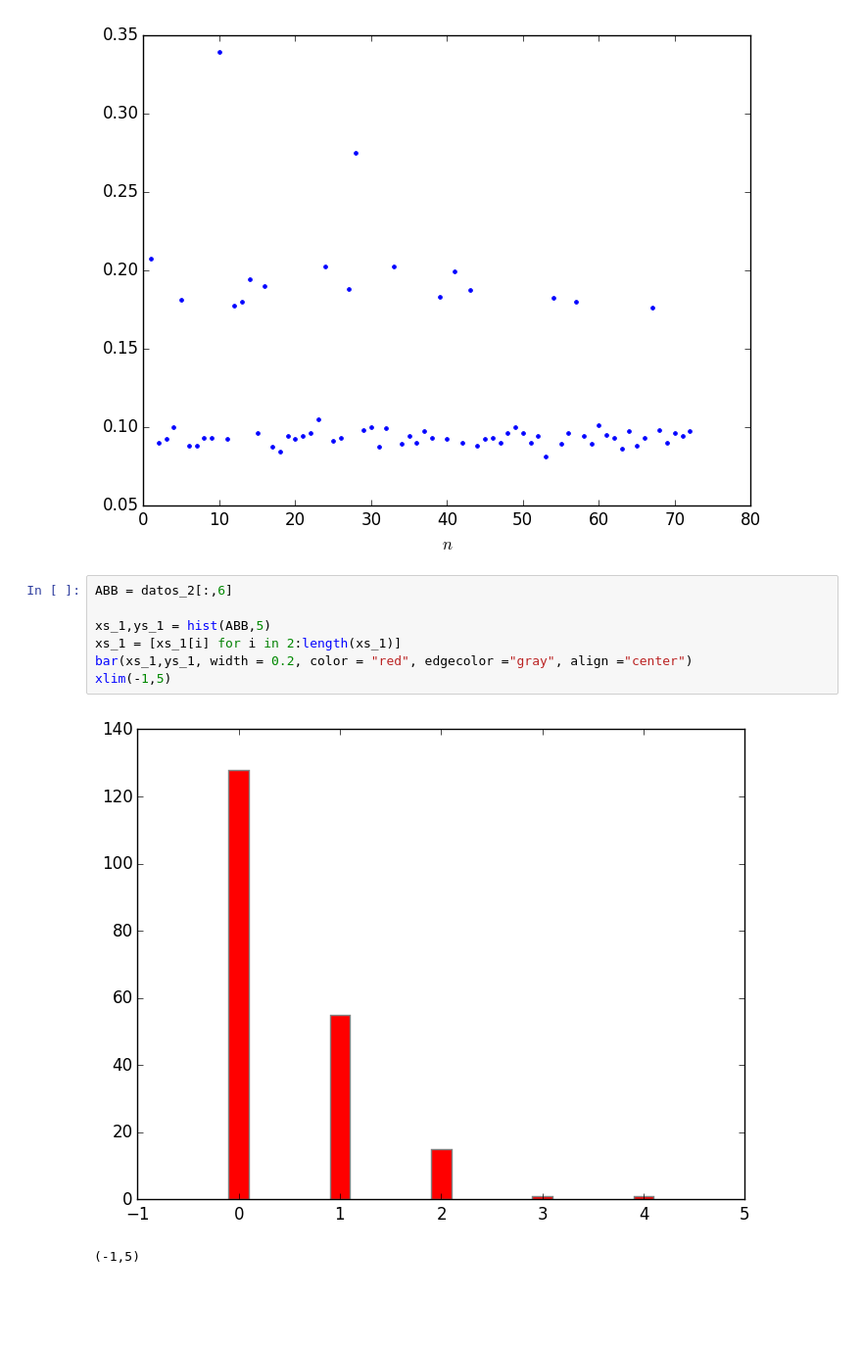
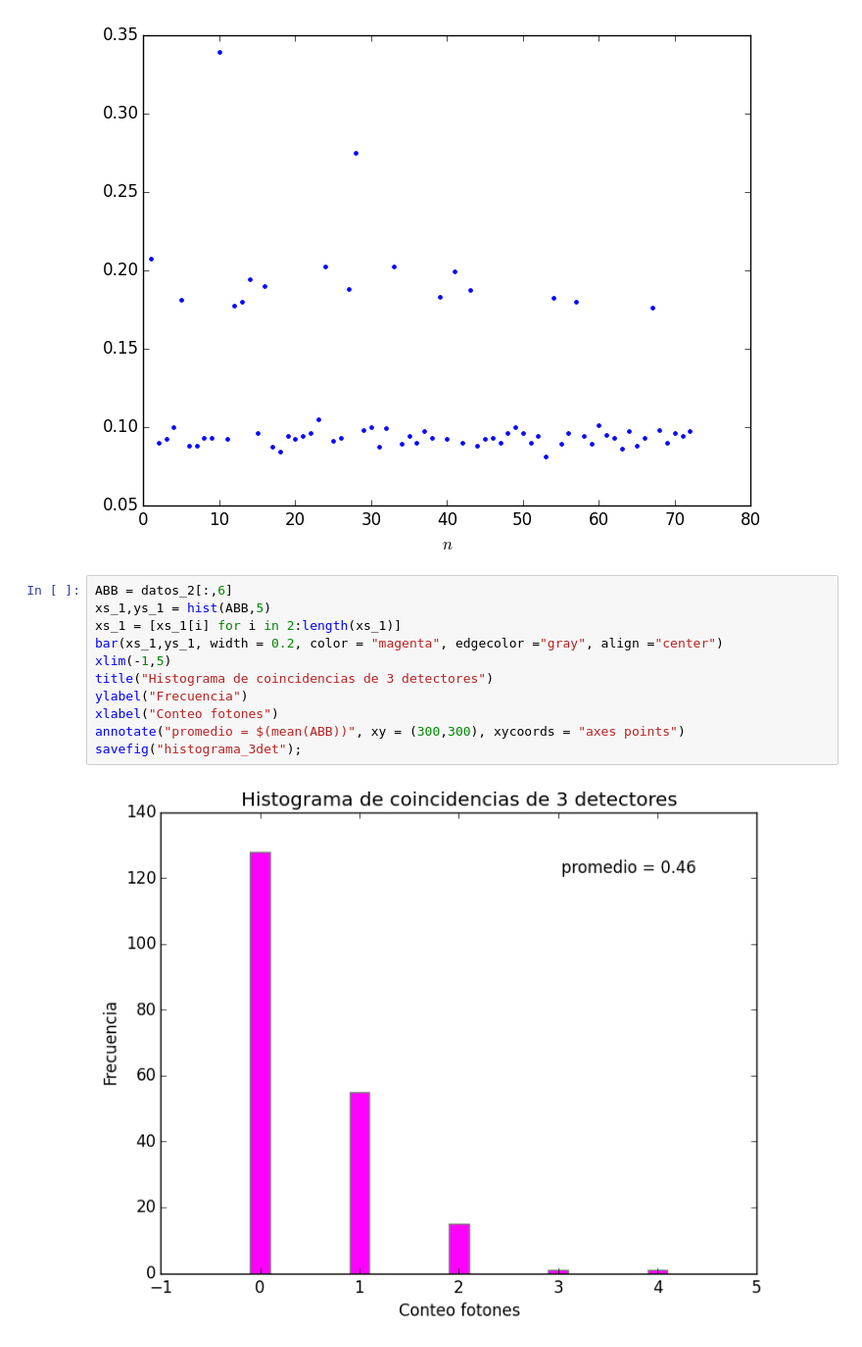
Before and after one commit to LFelipeGomez/LabConII, a Jupyter notebook: conteo_fotones.ipynb, the cells around one changed output. Shown at 98% size. Saved outputs shown, nothing was run; the diff lists cells and outputs as text; blank space fills up the shorter version.

```diff
--- a/conteo_fotones.ipynb
+++ b/conteo_fotones.ipynb
@@ -1102,11 +1124,14 @@ xlabel(L"n");
 [figure]
 # %%
 ABB = datos_2[:,6]
-
 xs_1,ys_1 = hist(ABB,5)
 xs_1 = [xs_1[i] for i in 2:length(xs_1)]
-bar(xs_1,ys_1, width = 0.2, color = "red", edgecolor ="gray", align ="center")
+bar(xs_1,ys_1, width = 0.2, color = "magenta", edgecolor ="gray", align ="center")
 xlim(-1,5)
+title("Histograma de coincidencias de 3 detectores")
+ylabel("Frecuencia")
+xlabel("Conteo fotones")
+annotate("promedio = $(mean(ABB))", xy = (300,300), xycoords = "axes points")
+savefig("histograma_3det");
 # %% [output]
-[figure, old version]
+[figure, new version]
-(-1,5)
```
Also changed, not shown: parts of 31 cells of this notebook.
